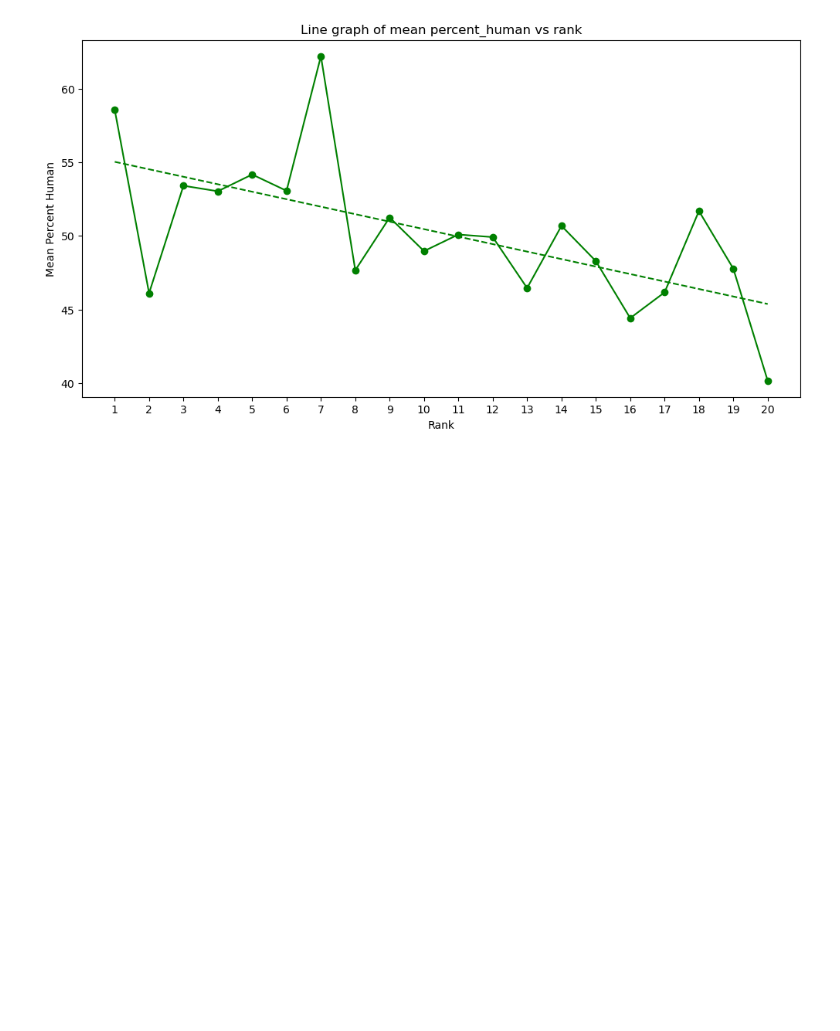
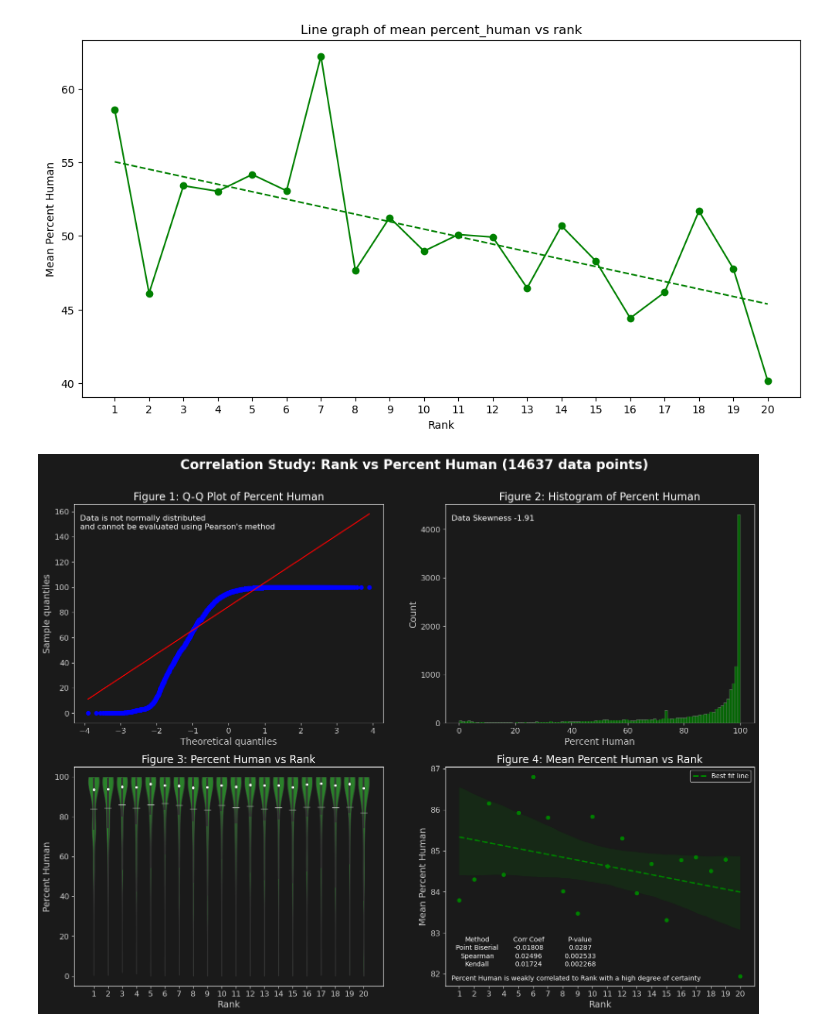
Before and after one commit to Magmafish/SerpGS, a Jupyter notebook: interpretation.ipynb, the cells around one changed output. Cells and saved outputs as stored; diff of their text form; code cells hidden in the pictures; blank space fills up the shorter version.

```diff
--- a/interpretation.ipynb
+++ b/interpretation.ipynb
@@ -1110,6 +1113,10 @@ ax.plot(x, slope*x + intercept, color='green', linestyle='--')
 plt.show()
 # %% [output]
 [figure]
+# %%
+multiplotv_dark(df)
+# %% [output]
+[figure, added]
 # %%
 # def add_df_to_df(df, combined_df, uid_col):
 #     # Create a dictionary mapping uid to the relevant columns in combined_df
```
Also changed, not shown: parts of 1 cell of this notebook, 1 other file.
